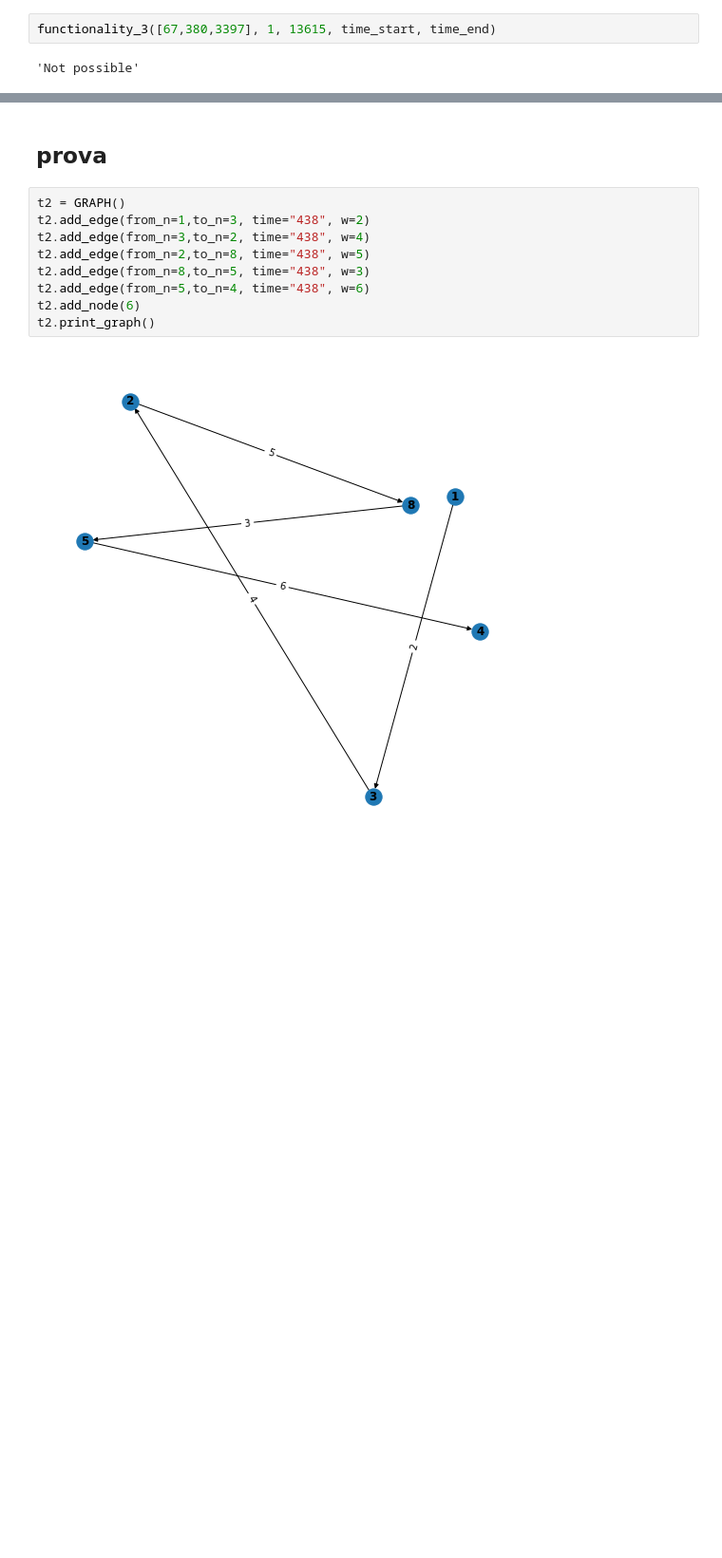
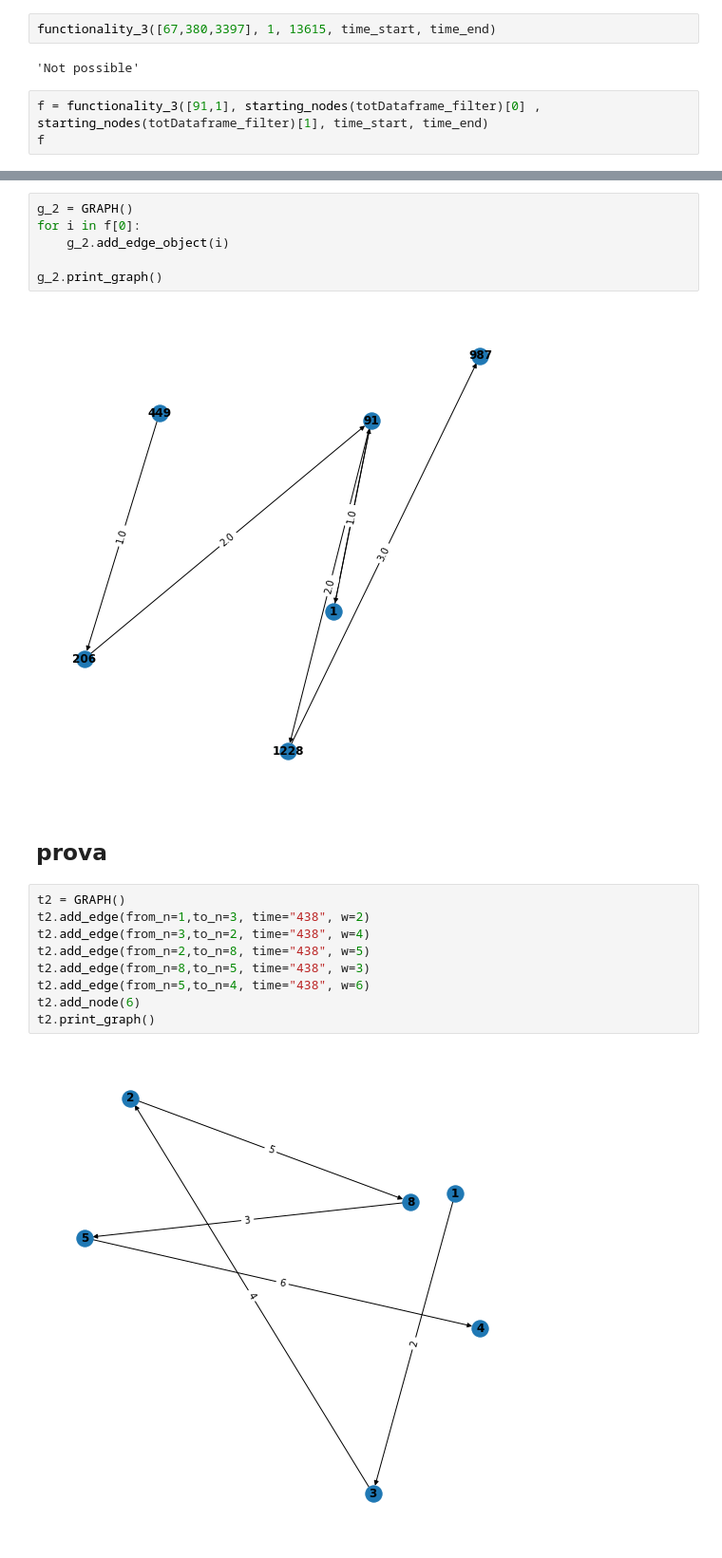
Before and after one commit to michele1783/ADM-HW5, a Jupyter notebook: test-Ame.ipynb, the cells around one changed output, grey strips where cells are left out. Shown: that part at 95% size. Drawn from its saved outputs; the diff is of its cells as text; blank space fills up the shorter version.

```diff
--- a/test-Ame.ipynb
+++ b/test-Ame.ipynb
@@ -558,3 +552,6 @@ functionality_3([9,72,95], 22, 245, time_start, time_end)
 functionality_3([67,380,3397], 1, 13615, time_start, time_end)
 # %% [output]
 'Not possible'
+# %%
+f = functionality_3([91,1], starting_nodes(totDataframe_filter)[0] , starting_nodes(totDataframe_filter)[1], time_start, time_end)
+f
@@ -561,3 +566,11 @@ functionality_3([67,380,3397], 1, 13615, time_start, time_end)
+# %%
+g_2 = GRAPH()
+for i in f[0]:
+    g_2.add_edge_object(i)
+
+g_2.print_graph()
+# %% [output]
+[figure, added]
 # %% [markdown]
 ## prova
 # %%
```
Also changed, not shown: parts of 5 cells of this notebook.
